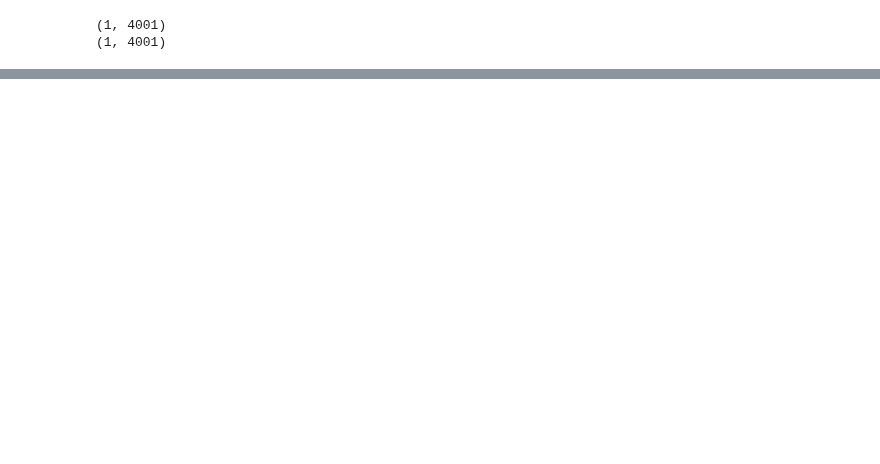
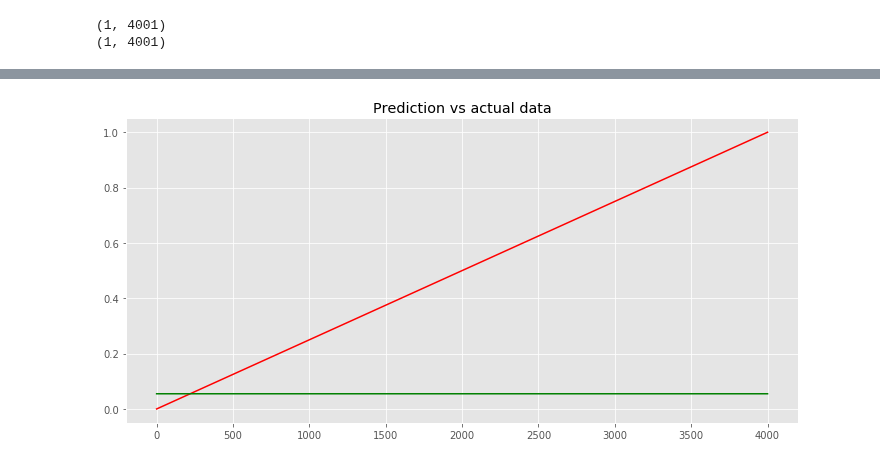
Before and after one commit to A-Gulati/Time_Series, a Jupyter notebook: notebooks/(5) RNN Cycle Count 2.ipynb, the cells around one changed output, grey strips where cells are left out. Cells and saved outputs as stored; diff of their text form; code cells hidden in the pictures; blank space fills up the shorter version.

```diff
--- a/notebooks/(5) RNN Cycle Count 2.ipynb
+++ b/notebooks/(5) RNN Cycle Count 2.ipynb
@@ -67,13 +67,18 @@ print(y_new.shape)
 (1, 4001)
 # %%
 #Linear Model
-# def model(theta,a_t,prev_out):
-#     return theta[0] + theta[1]*a_t + theta[2]*prev_out
-def model2(theta,m1,mprev):
-    return ((theta[7]-1)/(theta[7]))*mprev + (1/theta[7])*m1
+def model3(theta,m2_result,mprev):
+    return theta[7]+theta[8]*mprev+theta[9]*m2_result
+
+
+def model2(theta,p,m1,mprev):
+    #return ((theta[7]-1)/(theta[7]))*mprev + (1/theta[7])*m1
+#     return ((p-1)/(p))*mprev + (1/p)*m1 #p is a the index of current value
+    temp2 = ((p-1)/(p))*mprev + (1/p)*m1 #p is a the index of current value
+    return model3(theta,temp2,mprev)
 
 #Exponential Model
-def model(theta,a_t,prev_out):
+def model(theta,a_t,prev_out,c):
 #     return theta[0]*prev_out + (1-theta[0])*a_t + theta[1]
 #     return theta[0]*prev_out + theta[1]*a_t
 #     return theta[0]*prev_out + math.log(prev_out,theta[1]) + theta[2]*a_t + math.log(prev_out,theta[3])
@@ -82,7 +87,7 @@ def model(theta,a_t,prev_out):
 #     return theta[0]*prev_out**theta[1] + theta[2]*a_t
 
     temp = theta[0] + theta[1]*np.sin(theta[2]*prev_out) + theta[3]*np.sin(theta[4]*a_t) + theta[5]*prev_out + theta[6]*a_t
-    return model2(theta,temp,prev_out)
+    return model2(theta,c,temp,prev_out)
 
 #     return theta[0]+theta[1]*prev_out+theta[2]*a_t+ prev_out**(.5+theta[3])+a_t**(.5+theta[4])
 
@@ -92,14 +97,15 @@ def loop(theta,s,a, prev_out):
     pr = prev_out
     # compute least squares over all imitator model outputs at once
     s_predict = [s[:,0]]  # container for system_model state outputs
+    count=0
     for t in range(a.shape[1]-1):
-
+        count+=1
         # get current action-state pair
         s_t = s[:,t]
         a_t = a[:,t]
 
         # feed into system_model to get predicted output
-        modelout = model(theta,a_t,pr)
+        modelout = model(theta,a_t,pr,count)
         s_hat = modelout
 
         # store prediction
@@ -125,8 +131,8 @@ def least_squares(theta,s,a):
 
 # a simple initializer for this model
 def initializer():
-#     return 1e-3*np.random.randn(8,1)
-    return np.ones((8,1))
+    return 1e-1*np.random.randn(10,1)
+#     return np.ones((8,1))
 #     return np.array([[5]])
 
 #1+2*maxits calls to least square
@@ -157,7 +163,7 @@ def gradient_descent(g,alpha,max_its,w):
 # %%
 g=least_squares;
 w=initializer();
-k=3; alph=1e-3;
+k=10; alph=3e-3;
 weight_history_1,cost_history_1 = gradient_descent(g,alph,k,w)
 # %% [output]
 Iteration 0
@@ -173,22 +189,26 @@ plt.show()
 # %%
 w1 = weight_history_1[-1]
 p = 0.1
 sp=[]
 mywave=[]
+count=0
 for i in x_new:
-    temp = model(w1,i,p)
+    count+=1
+    temp = model(w1,i,p,count)
     mywave.append(temp)
     #sp.append(mywave)
     p = temp
 
 # mywave= [model(w1,x_new,p)]
 
 fig = plt.figure(figsize=(10,5))
 
 plt.plot(y_new[0],c='red')
 plt.plot(mywave[0],c="green")
 
 plt.title("Prediction vs actual data")
 plt.show()
+# %% [output]
+[figure, added]
 # %%
 weight_history_1
```
Also changed, not shown: parts of 3 cells of this notebook.
